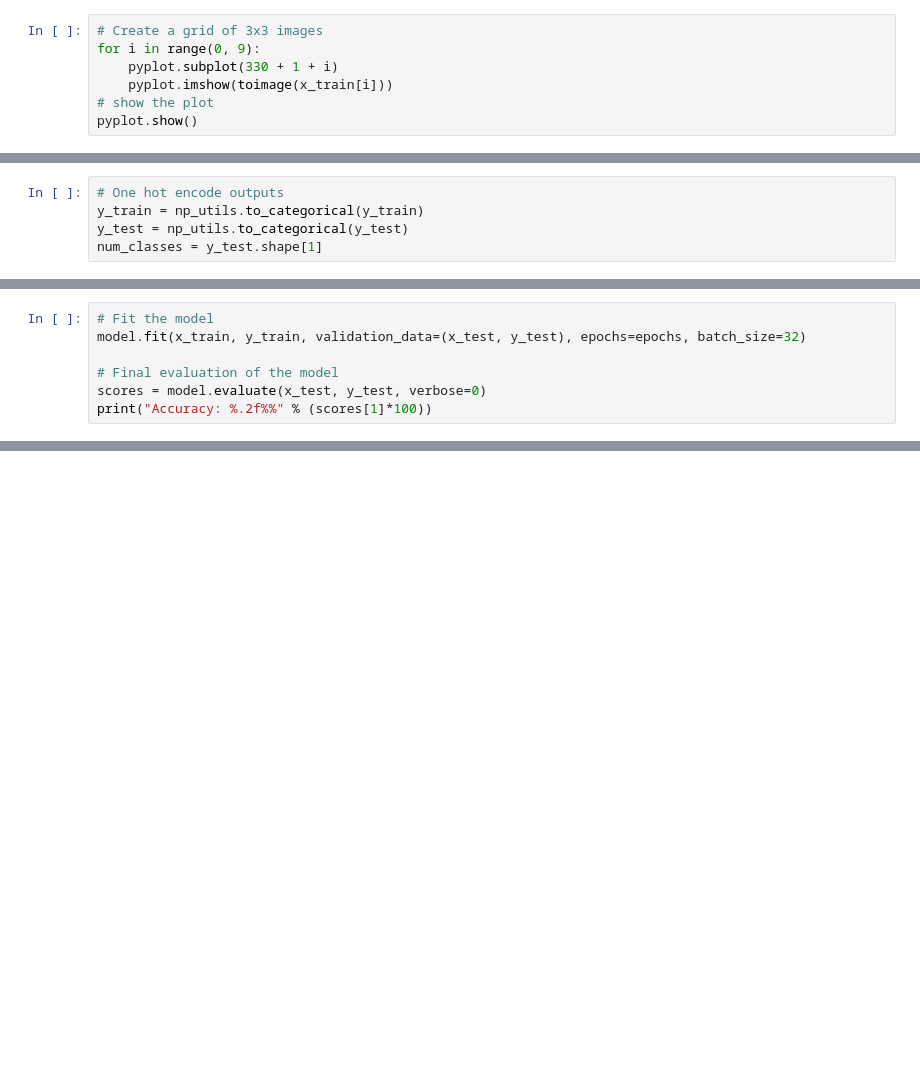
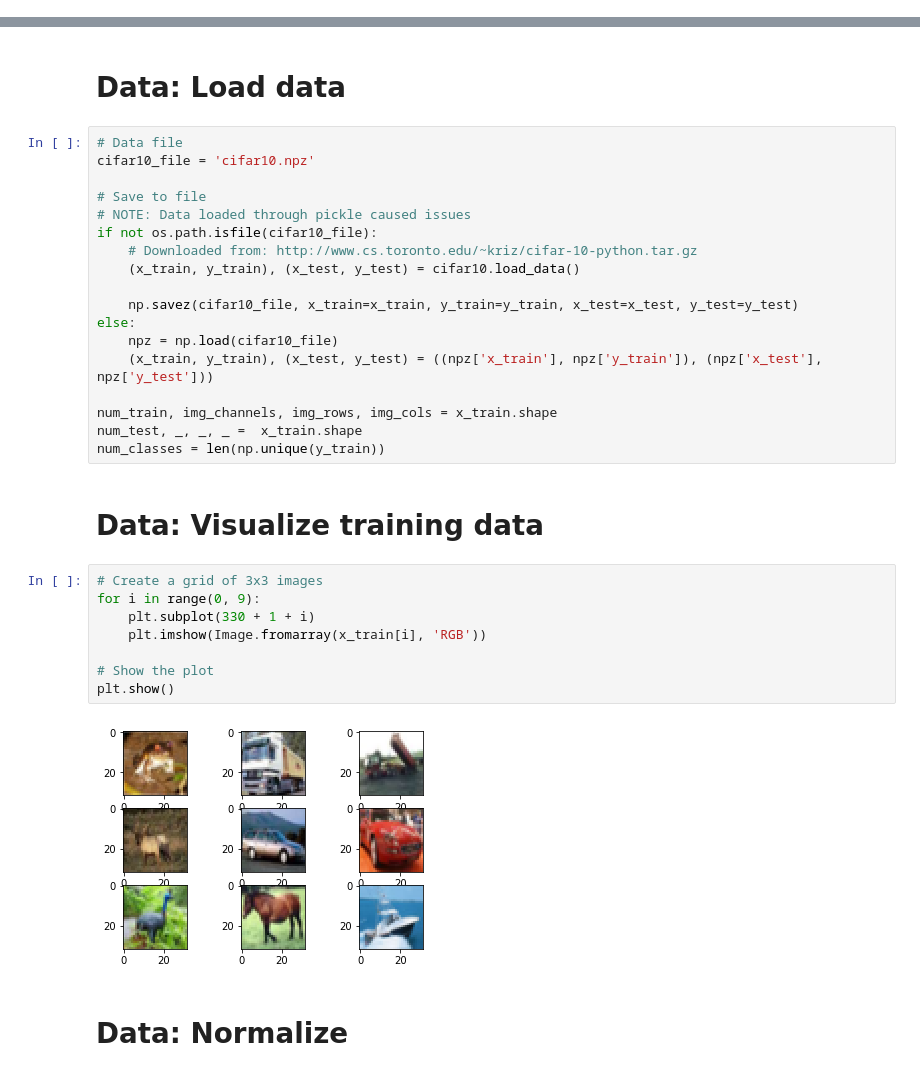
Before and after one commit to cannin/docker-jupyter-keras-tensorflow-tools, a Jupyter notebook: test_scripts/cifar-10_cnn.ipynb, the cells around one changed output, grey strips where cells are left out. Drawn from its saved outputs; the diff is of its cells as text; blank space fills up the shorter version.

```diff
--- a/test_scripts/cifar-10_cnn.ipynb
+++ b/test_scripts/cifar-10_cnn.ipynb
@@ -51,7 +0,0 @@ else:
-# %%
-# Create a grid of 3x3 images
-for i in range(0, 9):
-    pyplot.subplot(330 + 1 + i)
-    pyplot.imshow(toimage(x_train[i]))
-# show the plot
-pyplot.show()
@@ -64,5 +0,0 @@ x_test = x_test / 255.0
-# %%
-# One hot encode outputs
-y_train = np_utils.to_categorical(y_train)
-y_test = np_utils.to_categorical(y_test)
-num_classes = y_test.shape[1]
@@ -88,7 +0,0 @@ print(model.summary())
-# %%
-# Fit the model
-model.fit(x_train, y_train, validation_data=(x_test, y_test), epochs=epochs, batch_size=32)
-
-# Final evaluation of the model
-scores = model.evaluate(x_test, y_test, verbose=0)
-print("Accuracy: %.2f%%" % (scores[1]*100))
@@ -102,0 +61,34 @@ model.save_weights("model.hdf5")
+# %% [markdown]
+# Data: Load data
+# %%
+# Data file
+cifar10_file = 'cifar10.npz'
+
+# Save to file
+# NOTE: Data loaded through pickle caused issues
+if not os.path.isfile(cifar10_file):
+    # Downloaded from: http://www.cs.toronto.edu/~kriz/cifar-10-python.tar.gz
+    (x_train, y_train), (x_test, y_test) = cifar10.load_data()
+
+    np.savez(cifar10_file, x_train=x_train, y_train=y_train, x_test=x_test, y_test=y_test)
+else:
+    npz = np.load(cifar10_file)
+    (x_train, y_train), (x_test, y_test) = ((npz['x_train'], npz['y_train']), (npz['x_test'], npz['y_test']))
+
+num_train, img_channels, img_rows, img_cols = x_train.shape
+num_test, _, _, _ =  x_train.shape
+num_classes = len(np.unique(y_train))
+# %% [markdown]
+# Data: Visualize training data
+# %%
+# Create a grid of 3x3 images
+for i in range(0, 9):
+    plt.subplot(330 + 1 + i)
+    plt.imshow(Image.fromarray(x_train[i], 'RGB'))
+
+# Show the plot
+plt.show()
+# %% [output]
+[figure, added]
+# %% [markdown]
+# Data: Normalize
```
Also changed, not shown: parts of 41 cells of this notebook, 8 other files.
